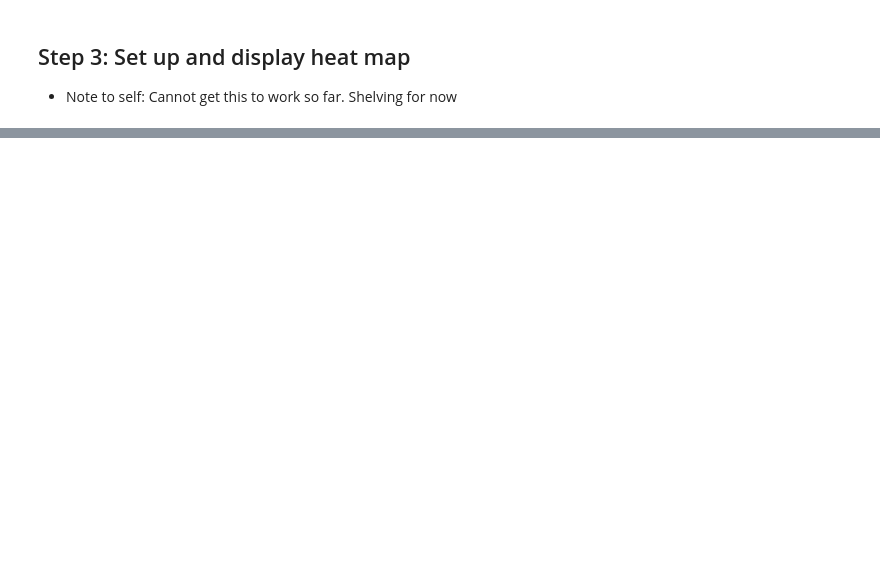
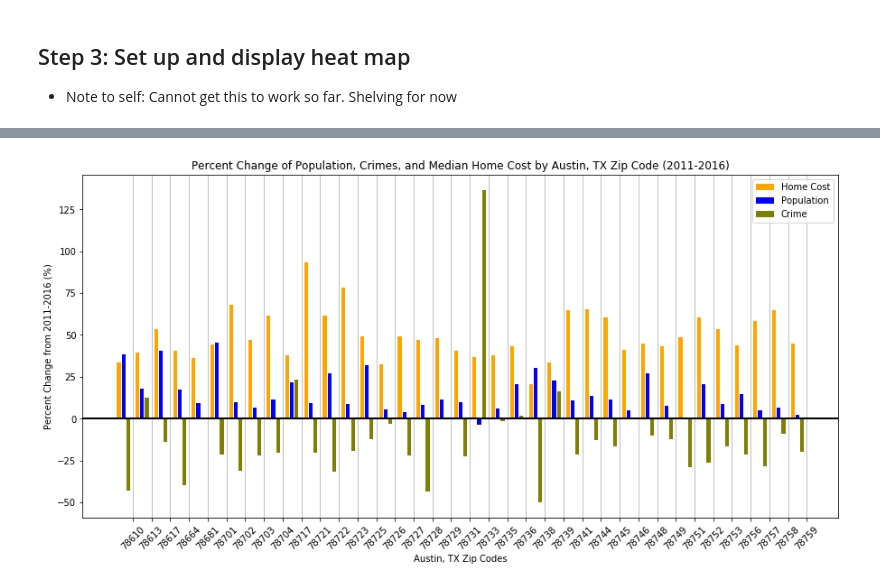
Before and after one commit to AshleyMcGee/atx_crime_analysis, a Jupyter notebook: robert_mcalmon/ATX_Crime_Analysis.ipynb, the cells around one changed output, grey strips where cells are left out. Drawn from its saved outputs; the diff is of its cells as text; code cells hidden in the pictures; blank space fills up the shorter version.

```diff
--- a/robert_mcalmon/ATX_Crime_Analysis.ipynb
+++ b/robert_mcalmon/ATX_Crime_Analysis.ipynb
@@ -240,0 +217,97 @@ fig
+# %%
+popcrime_df = pd.read_csv('crime_rates.csv')
+home_df = pd.read_csv('zillow_data.csv')
+
+hmask_2011 = [x == 2011 for x in home_df.year]
+home_df_2011 = home_df[hmask_2011]
+
+hmask_2016 = [x == 2016 for x in home_df.year]
+home_df_2016 = home_df[hmask_2016]
+
+merge_years_home = pd.merge(home_df_2011, home_df_2016, on="Zip Code")
+
+merge_years_home['ZHVI_difference'] = merge_years_home['ZHVI_AllHomes_y'] - merge_years_home['ZHVI_AllHomes_x']
+
+merge_years_home['ZHVI_percent_change'] = merge_years_home['ZHVI_difference'] / merge_years_home['ZHVI_AllHomes_x'] * 100
+
+merge_years_home['ZHVI_percent_change'] = merge_years_home['ZHVI_percent_change'].round(2)
+
+pcmask_2011 = [x == 2011 for x in popcrime_df.year]
+popcrime_df_2011 = popcrime_df[pcmask_2011]
+
+pcmask_2016 = [x == 2016 for x in popcrime_df.year]
+popcrime_df_2016 = popcrime_df[pcmask_2016]
+
+popcrime_df_2011 = popcrime_df_2011.drop(['Crime Rate'], axis=1)
+
+popcrime_df_2016 = popcrime_df_2016.drop(['Crime Rate'], axis=1)
+
+merge_years_popcrime = pd.merge(popcrime_df_2011, popcrime_df_2016, on="Zip Code")
+
+merge_years_popcrime['population_difference'] = merge_years_popcrime['Population_y'] - merge_years_popcrime['Population_x']
+
+merge_years_popcrime['#_of_crimes_difference'] = merge_years_popcrime['Reports_y'] - merge_years_popcrime['Reports_x']
+
+merge_years_popcrime['population_percent_change'] = merge_years_popcrime['population_difference'] / merge_years_popcrime['Population_x'] * 100
+
+merge_years_popcrime['population_percent_change'] = merge_years_popcrime['population_percent_change'].round(2)
+
+merge_years_popcrime['crimes_percent_change'] = merge_years_popcrime['#_of_crimes_difference'] / merge_years_popcrime['Reports_x'] * 100
+
+merge_years_popcrime['crimes_percent_change'] = merge_years_popcrime['crimes_percent_change'].round(2)
+
+merge_years_popcrimecost = pd.merge(merge_years_popcrime, merge_years_home, on="Zip Code")
+
+x_axis_1 = []
+counter = 1
+for i in range(0,37,1):
+    x_axis_1.append(counter)
+    counter += 4
+
+x_axis_2 = []
+counter = 2
+for i in range(0,37,1):
+    x_axis_2.append(counter)
+    counter += 4
+
+x_axis_3 = []
+counter = 3
+for i in range(0,37,1):
+    x_axis_3.append(counter)
+    counter += 4
+
+ticks = []
+counter = 4
+for i in range(0,37,1):
+    ticks.append(counter)
+    counter += 4
+
+perc_change_cost = merge_years_popcrimecost['ZHVI_percent_change']
+perc_change_pop = merge_years_popcrimecost['population_percent_change']
+perc_change_crime = merge_years_popcrimecost['crimes_percent_change']
+
+zip_code_all = merge_years_popcrimecost['Zip Code']
+
+# Create bars
+plt.bar(x_axis_1, perc_change_cost, color='orange', alpha=1, label="Home Cost")
+plt.bar(x_axis_2, perc_change_pop, color='blue', alpha=1, label="Population")
+plt.bar(x_axis_3, perc_change_crime, color='olive', alpha=1, label="Crime")
+
+# Create names on the x-axis
+plt.xticks(ticks, zip_code_all, rotation=45)
+plt.xlabel("Austin, TX Zip Codes")
+plt.ylabel("Percent Change from 2011-2016 (%)")
+plt.title("Percent Change of Population, Crimes, and Median Home Cost by Austin, TX Zip Code (2011-2016)")
+plt.legend()
+
+plt.axhline(0, color='black', linewidth=2)
+plt.grid(axis='x')
+
+fig = plt.gcf()
+fig.set_size_inches(15,7)
+
+plt.savefig('popcrimecostpercentchangeBARTEST.png')
+# Show graphic
+plt.show()
+# %% [output]
+[figure, added]
```
Also changed, not shown: parts of 5 cells of this notebook, 2 other files.
